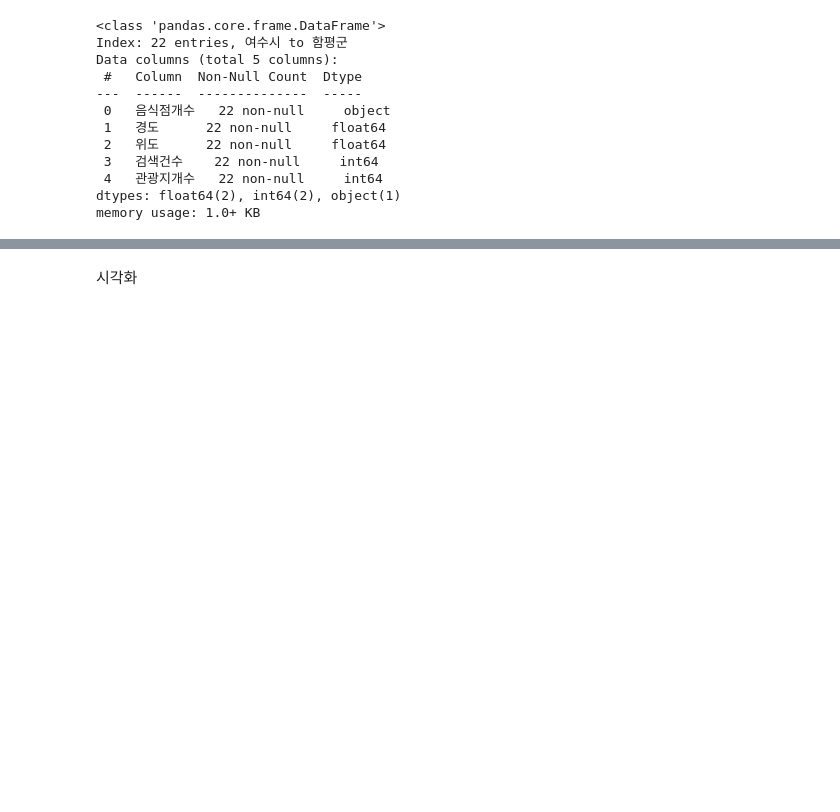
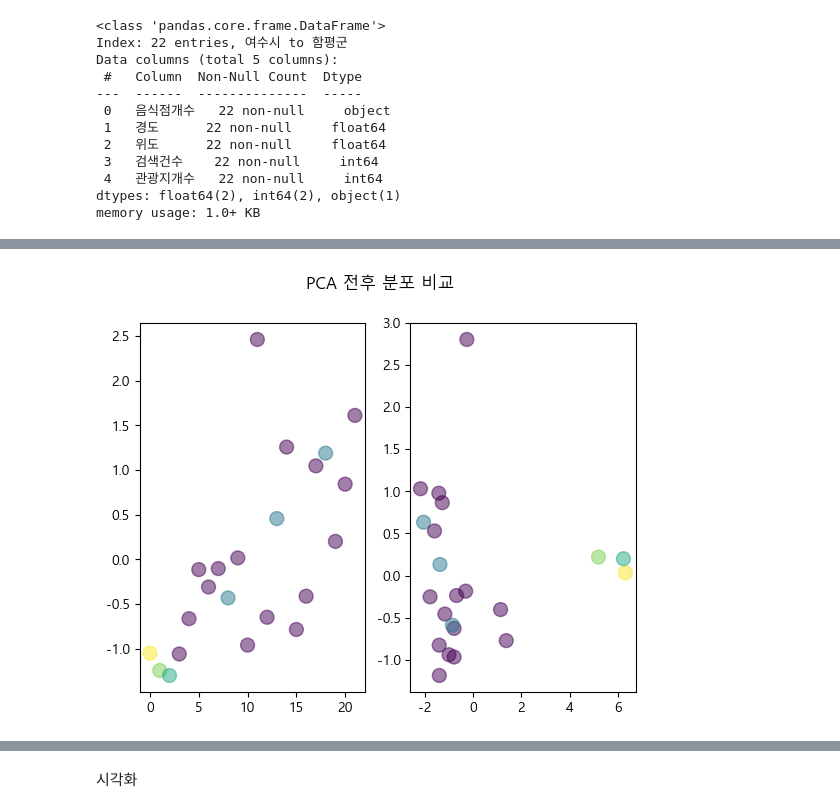
Before and after one commit to sheershay/ise-sr-project, a Jupyter notebook: clustering/clustering.ipynb, the cells around one changed output, grey strips where cells are left out. Drawn from its saved outputs; the diff is of its cells as text; code cells hidden in the pictures; blank space fills up the shorter version.

```diff
--- a/clustering/clustering.ipynb
+++ b/clustering/clustering.ipynb
@@ -293,0 +366,16 @@ print(tour_df) #최종 데이터프레임
+# %%
+pca=PCA(n_components=3)
+x_pca=pca.fit_transform(x_df)
+# %%
+fig, axs = plt.subplots(1,2)
+
+axs[0].scatter(np.arange(len(x_df)), x_df['비대면지수'],
+                s=100, c=Y, cmap='viridis', alpha=0.5)
+
+axs[1].scatter(x_pca[:,0], x_pca[:,1],
+                s=100, c=Y, cmap='viridis', alpha=0.5)
+
+fig.suptitle('PCA 전후 분포 비교')
+plt.show()
+# %% [output]
+[figure, added]
```
Also changed, not shown: parts of 29 cells of this notebook.
